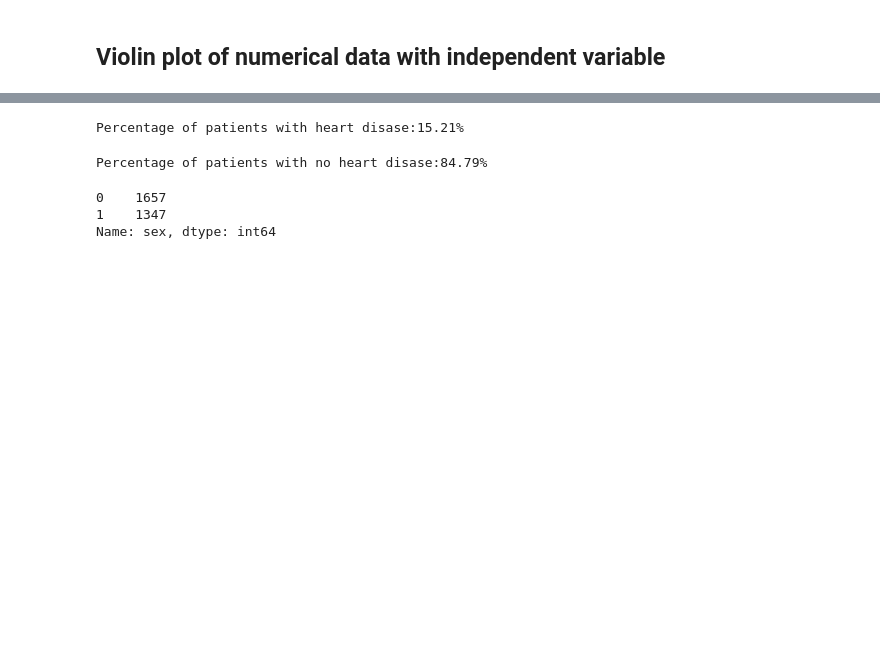
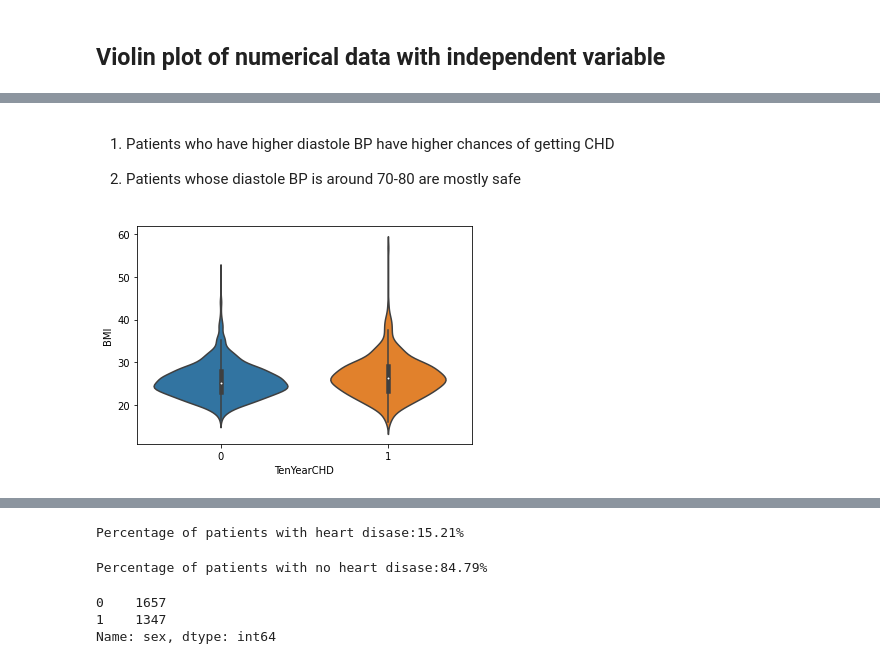
Before and after one commit to mukul9155/Cardiovascular-disease-prediction, a Jupyter notebook: Cardiovasular_disease_prediction.ipynb, the cells around one changed output, grey strips where cells are left out. Drawn from its saved outputs; the diff is of its cells as text; code cells hidden in the pictures; blank space fills up the shorter version.

```diff
--- a/Cardiovasular_disease_prediction.ipynb
+++ b/Cardiovasular_disease_prediction.ipynb
@@ -442,0 +469,9 @@ sns.violinplot(y='diaBP',x='TenYearCHD',data=df)
+# %% [markdown]
+1. Patients who have higher diastole BP have higher chances of getting CHD
+
+2. Patients whose diastole BP is around 70-80 are mostly safe
+# %%
+sns.violinplot(y='BMI',x='TenYearCHD',data=df)
+plt.show()
+# %% [output]
+[figure, added]
```
Also changed, not shown: parts of 68 cells of this notebook.
